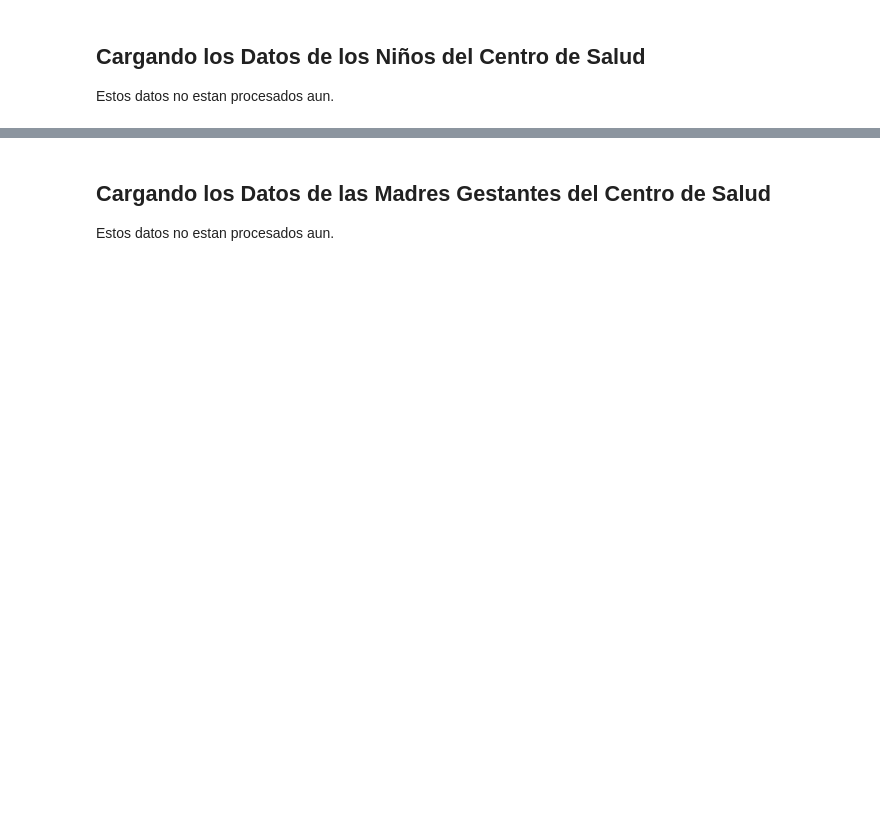
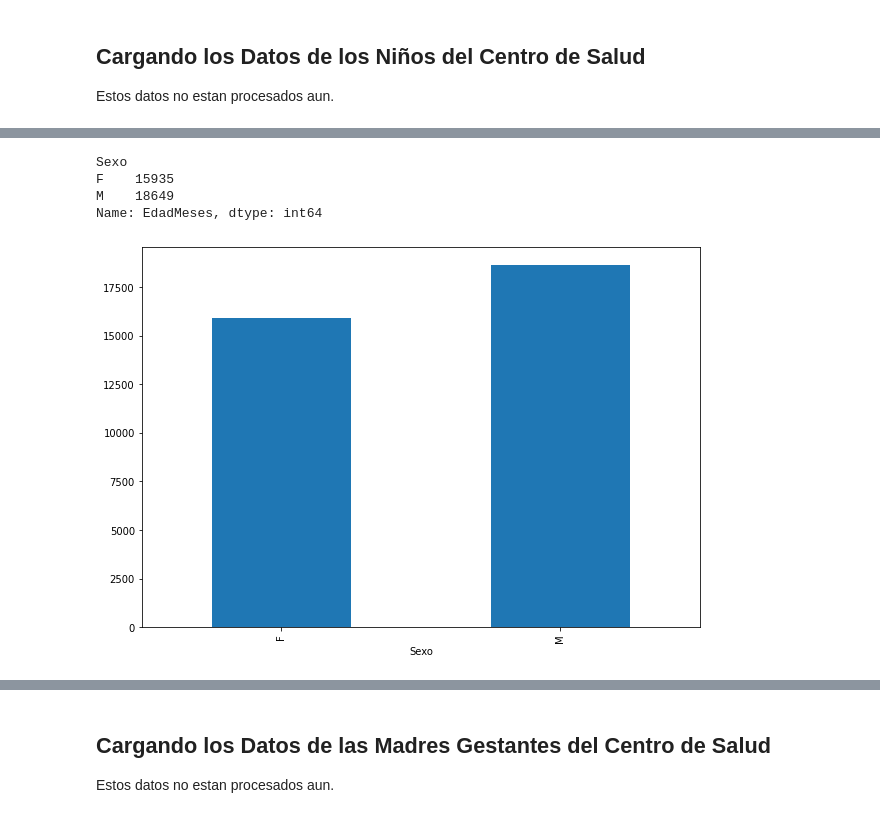
Before and after one commit to ErikssonLlamocca/ProyecBootcampPy, a Jupyter notebook: Proyec1/dataAnemia.ipynb, the cells around one changed output, grey strips where cells are left out. Saved outputs shown, nothing was run; the diff lists cells and outputs as text; code cells hidden in the pictures; blank space fills up the shorter version.

```diff
--- a/Proyec1/dataAnemia.ipynb
+++ b/Proyec1/dataAnemia.ipynb
@@ -39,0 +43,14 @@ agx.shape
+# %%
+ddf= ninos_con_Anemia.groupby('Sexo')['EdadMeses'].count()
+# %%
+ddf.head()
+# %% [output]
+Sexo
+F    15935
+M    18649
+Name: EdadMeses, dtype: int64
+# %%
+ddf.plot(kind = "bar",figsize=(10,7))
+plt.show()
+# %% [output]
+[figure, added]
```
Also changed, not shown: parts of 12 cells of this notebook.
